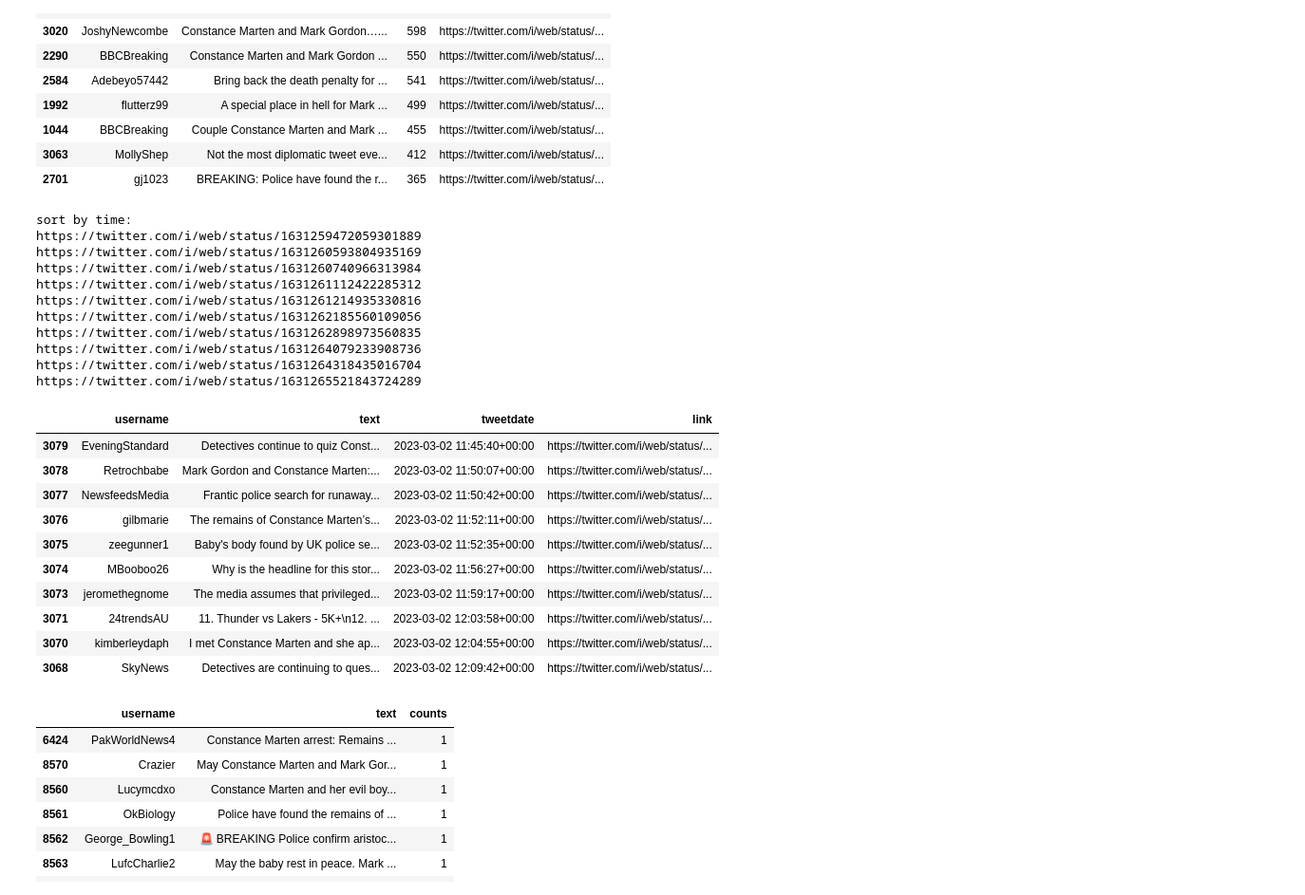
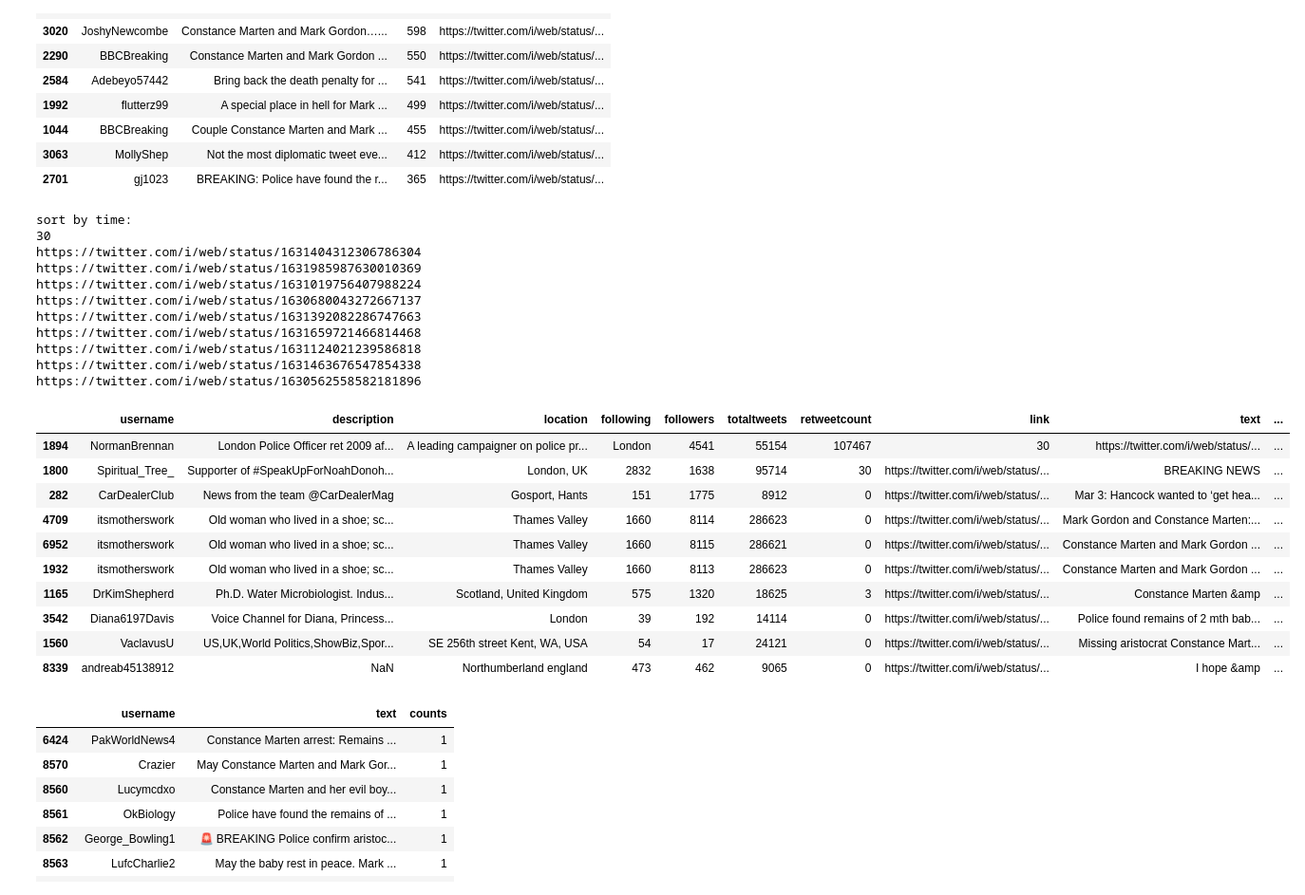
Before and after one commit to hosseinhimself/Missing-Baby, a Jupyter notebook: sentiment-Analysis.ipynb, the cells around one changed output. Shown: that part at 95% size. Saved outputs shown, nothing was run; the diff lists cells and outputs as text; code cells hidden in the pictures.

```diff
--- a/sentiment-Analysis.ipynb
+++ b/sentiment-Analysis.ipynb
@@ -40,7 +40,11 @@ def normalize(text):
     text = text.replace('\n',' ')
     return text
 # %%
-data = pd.read_csv("datamissingbaby.csv")
+d1 = pd.read_csv("missingbaby.csv")
+d2 = pd.read_csv("timefices.csv")
 pd.set_option('float_format', '{:.0f}'.format)
-
-tweets = data['text']
+# %%
+d1 = d1.drop(columns=['Unnamed: 0','IDreplyTo'])
+# %%
+d2 = d2.drop(columns = ['Unnamed: 12','Unnamed: 0','Unnamed: 13','Unnamed: 14','Unnamed: 15','Unnamed: 16','Unnamed: 17','Unnamed: 18'])
+d2
@@ -47,3 +65,6 @@ tweets = data['text']
+# %%
+
+data = pd.merge(d1, d2, on=['username', 'description', 'location', 'link','text','hashtags','tweetdate'], how='outer')
 # %%
 data.head()
 # %% [output]
@@ -439,35 +456,35 @@ https://twitter.com/i/web/status/1631319333757657091
 | 2701 | gj1023 | BREAKING: Police have found the r... | 365 | https://twitter.com/i/web/status/... |
 # %%
 print('sort by time:')
-sort_times = data.sort_values(by='tweetdate')[['username', 'text','tweetdate','link']].drop_duplicates(subset='text').head(10)
+sort_times = d2.sort_values(by='tweetdate').drop_duplicates(subset='text').head(10)
 
 for i in (sort_times['link']):
     print(i)
 
 sort_times
 # %% [output]
 sort by time:
-https://twitter.com/i/web/status/1631259472059301889
-https://twitter.com/i/web/status/1631260593804935169
-https://twitter.com/i/web/status/1631260740966313984
-https://twitter.com/i/web/status/1631261112422285312
-https://twitter.com/i/web/status/1631261214935330816
-https://twitter.com/i/web/status/1631262185560109056
-https://twitter.com/i/web/status/1631262898973560835
-https://twitter.com/i/web/status/1631264079233908736
-https://twitter.com/i/web/status/1631264318435016704
-https://twitter.com/i/web/status/1631265521843724289
+30
+https://twitter.com/i/web/status/1631404312306786304
+https://twitter.com/i/web/status/1631985987630010369
+https://twitter.com/i/web/status/1631019756407988224
+https://twitter.com/i/web/status/1630680043272667137
+https://twitter.com/i/web/status/1631392082286747663
+https://twitter.com/i/web/status/1631659721466814468
+https://twitter.com/i/web/status/1631124021239586818
+https://twitter.com/i/web/status/1631463676547854338
+https://twitter.com/i/web/status/1630562558582181896
-|  | username | text | tweetdate | link |
-| 3079 | EveningStandard | Detectives continue to quiz Const... | 2023-03-02 11:45:40+00:00 | https://twitter.com/i/web/status/... |
-| 3078 | Retrochbabe | Mark Gordon and Constance Marten:... | 2023-03-02 11:50:07+00:00 | https://twitter.com/i/web/status/... |
-| 3077 | NewsfeedsMedia | Frantic police search for runaway... | 2023-03-02 11:50:42+00:00 | https://twitter.com/i/web/status/... |
-| 3076 | gilbmarie | The remains of Constance Marten’s... | 2023-03-02 11:52:11+00:00 | https://twitter.com/i/web/status/... |
-| 3075 | zeegunner1 | Baby's body found by UK police se... | 2023-03-02 11:52:35+00:00 | https://twitter.com/i/web/status/... |
-| 3074 | MBooboo26 | Why is the headline for this stor... | 2023-03-02 11:56:27+00:00 | https://twitter.com/i/web/status/... |
-| 3073 | jeromethegnome | The media assumes that privileged... | 2023-03-02 11:59:17+00:00 | https://twitter.com/i/web/status/... |
-| 3071 | 24trendsAU | 11. Thunder vs Lakers - 5K+\n12. ... | 2023-03-02 12:03:58+00:00 | https://twitter.com/i/web/status/... |
-| 3070 | kimberleydaph | I met Constance Marten and she ap... | 2023-03-02 12:04:55+00:00 | https://twitter.com/i/web/status/... |
-| 3068 | SkyNews | Detectives are continuing to ques... | 2023-03-02 12:09:42+00:00 | https://twitter.com/i/web/status/... |
+|  | username | description | location | following | followers | totaltweets | retweetcount | link | text | ... |
+| 1894 | NormanBrennan | London Police Officer ret 2009 af... | A leading campaigner on police pr... | London | 4541 | 55154 | 107467 | 30 | https://twitter.com/i/web/status/... | ... |
+| 1800 | Spiritual_Tree_ | Supporter of #SpeakUpForNoahDonoh... | London, UK | 2832 | 1638 | 95714 | 30 | https://twitter.com/i/web/status/... | BREAKING NEWS | ... |
+| 282 | CarDealerClub | News from the team @CarDealerMag | Gosport, Hants | 151 | 1775 | 8912 | 0 | https://twitter.com/i/web/status/... | Mar 3: Hancock wanted to ‘get hea... | ... |
+| 4709 | itsmotherswork | Old woman who lived in a shoe; sc... | Thames Valley | 1660 | 8114 | 286623 | 0 | https://twitter.com/i/web/status/... | Mark Gordon and Constance Marten:... | ... |
+| 6952 | itsmotherswork | Old woman who lived in a shoe; sc... | Thames Valley | 1660 | 8115 | 286621 | 0 | https://twitter.com/i/web/status/... | Constance Marten and Mark Gordon ... | ... |
+| 1932 | itsmotherswork | Old woman who lived in a shoe; sc... | Thames Valley | 1660 | 8113 | 286623 | 0 | https://twitter.com/i/web/status/... | Constance Marten and Mark Gordon ... | ... |
+| 1165 | DrKimShepherd | Ph.D. Water Microbiologist. Indus... | Scotland, United Kingdom | 575 | 1320 | 18625 | 3 | https://twitter.com/i/web/status/... | Constance Marten &amp | ... |
+| 3542 | Diana6197Davis | Voice Channel for Diana, Princess... | London | 39 | 192 | 14114 | 0 | https://twitter.com/i/web/status/... | Police found remains of 2 mth bab... | ... |
+| 1560 | VaclavusU | US,UK,World Politics,ShowBiz,Spor... | SE 256th street Kent, WA, USA | 54 | 17 | 24121 | 0 | https://twitter.com/i/web/status/... | Missing aristocrat Constance Mart... | ... |
+| 8339 | andreab45138912 | NaN | Northumberland england | 473 | 462 | 9065 | 0 | https://twitter.com/i/web/status/... | I hope &amp | ... |
 # %%
 data2 = data.copy()
 data2['IDreplyTo']  = data2['IDreplyTo'].astype(str)
```
Also changed, not shown: parts of 9 cells of this notebook, 11 other files.
